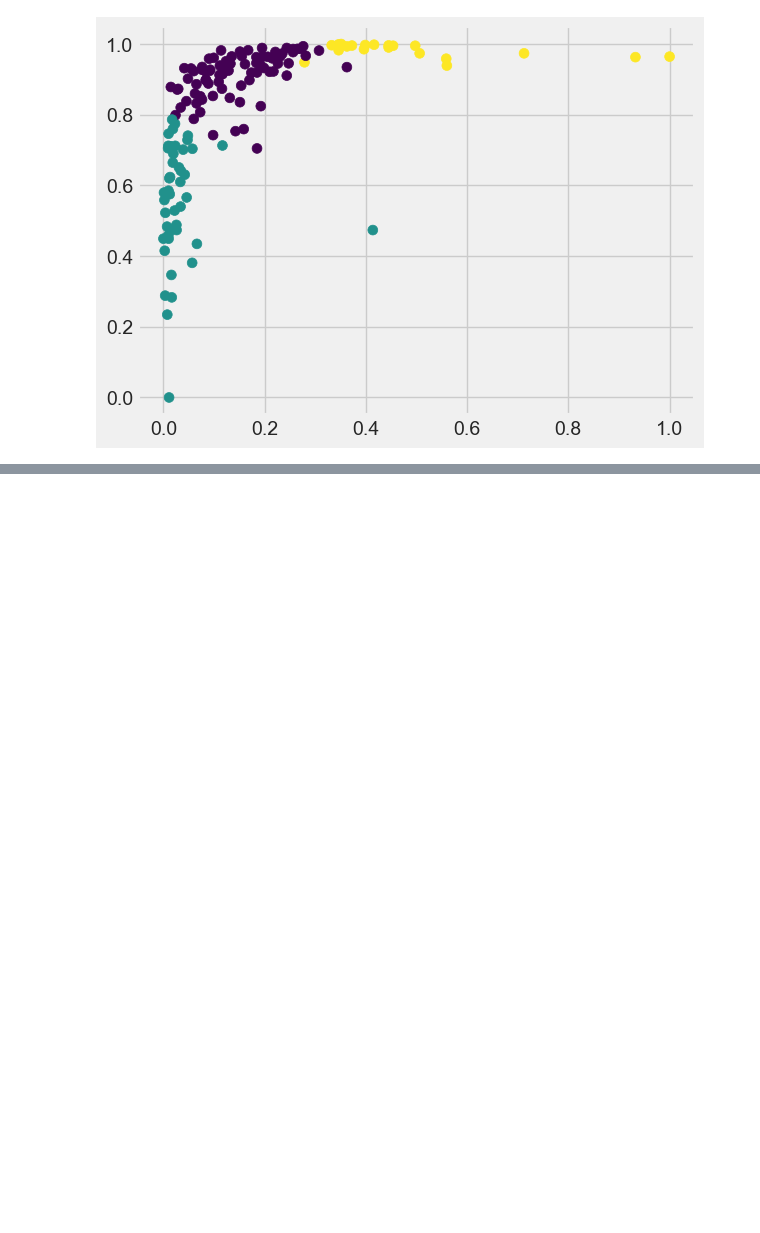
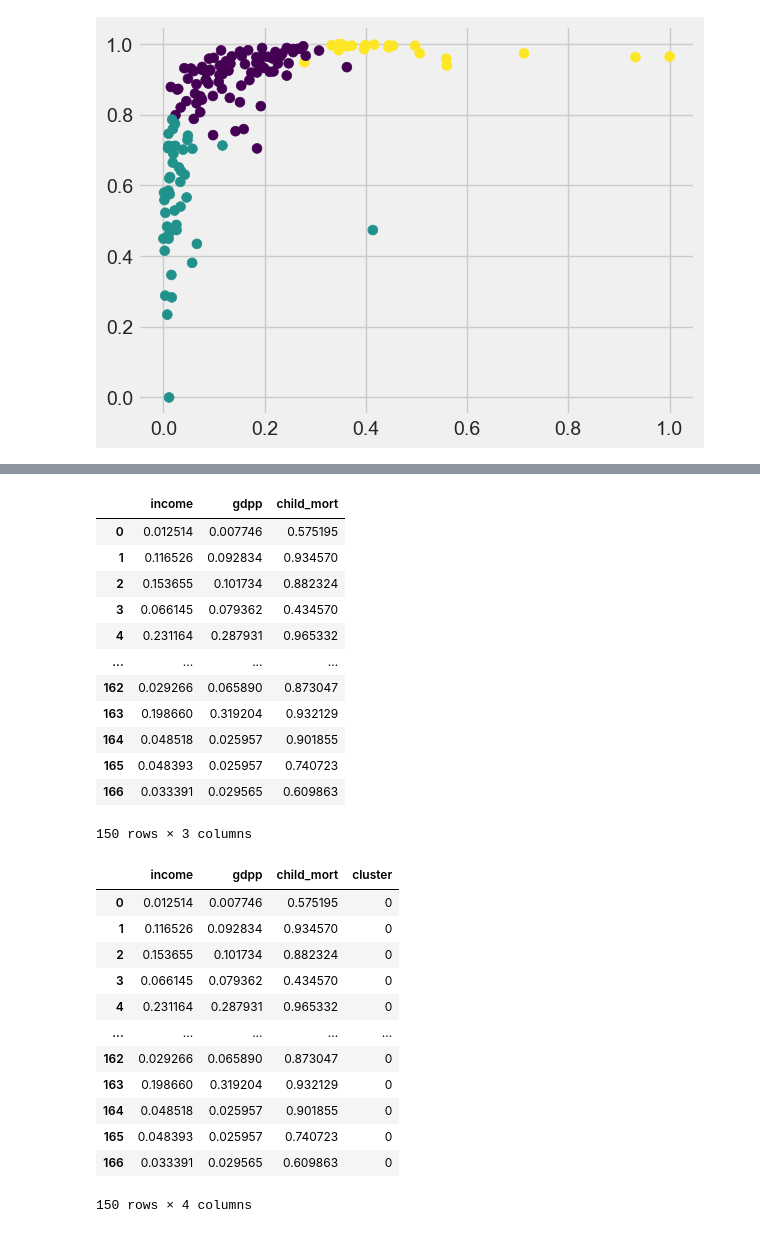
Before and after one commit to SalmonMoses/DSML_melamed, a Jupyter notebook: lab4/lab4.ipynb, the cells around one changed output, grey strips where cells are left out. Cells and saved outputs as stored; diff of their text form; code cells hidden in the pictures; blank space fills up the shorter version.

```diff
--- a/lab4/lab4.ipynb
+++ b/lab4/lab4.ipynb
@@ -267,0 +314,32 @@ plt.show()
+# %%
+income_gdpp_with_cluster = income_gdpp.copy()
+income_gdpp_with_cluster["cluster"] = gdp_meanshift_labels
+display(income_gdpp)
+display(income_gdpp_with_cluster)
+# %% [output]
+|  | income | gdpp | child_mort |
+| 0 | 0.012514 | 0.007746 | 0.575195 |
+| 1 | 0.116526 | 0.092834 | 0.934570 |
+| 2 | 0.153655 | 0.101734 | 0.882324 |
+| 3 | 0.066145 | 0.079362 | 0.434570 |
+| 4 | 0.231164 | 0.287931 | 0.965332 |
+| ... | ... | ... | ... |
+| 162 | 0.029266 | 0.065890 | 0.873047 |
+| 163 | 0.198660 | 0.319204 | 0.932129 |
+| 164 | 0.048518 | 0.025957 | 0.901855 |
+| 165 | 0.048393 | 0.025957 | 0.740723 |
+| 166 | 0.033391 | 0.029565 | 0.609863 |
+150 rows × 3 columns
+|  | income | gdpp | child_mort | cluster |
+| 0 | 0.012514 | 0.007746 | 0.575195 | 0 |
+| 1 | 0.116526 | 0.092834 | 0.934570 | 0 |
+| 2 | 0.153655 | 0.101734 | 0.882324 | 0 |
+| 3 | 0.066145 | 0.079362 | 0.434570 | 0 |
+| 4 | 0.231164 | 0.287931 | 0.965332 | 0 |
+| ... | ... | ... | ... | ... |
+| 162 | 0.029266 | 0.065890 | 0.873047 | 0 |
+| 163 | 0.198660 | 0.319204 | 0.932129 | 0 |
+| 164 | 0.048518 | 0.025957 | 0.901855 | 0 |
+| 165 | 0.048393 | 0.025957 | 0.740723 | 0 |
+| 166 | 0.033391 | 0.029565 | 0.609863 | 0 |
+150 rows × 4 columns
```
Also changed, not shown: parts of 7 cells of this notebook, 1 other file.
